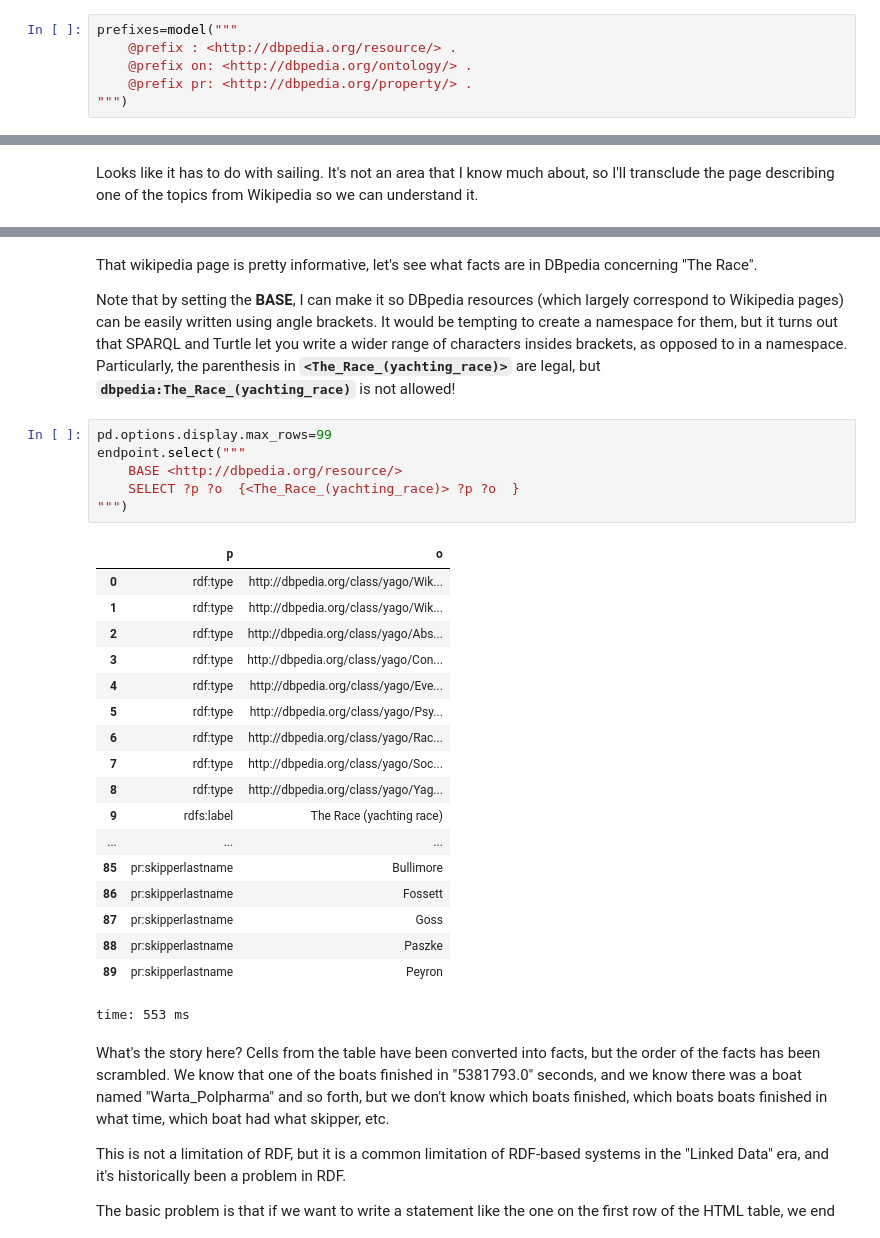
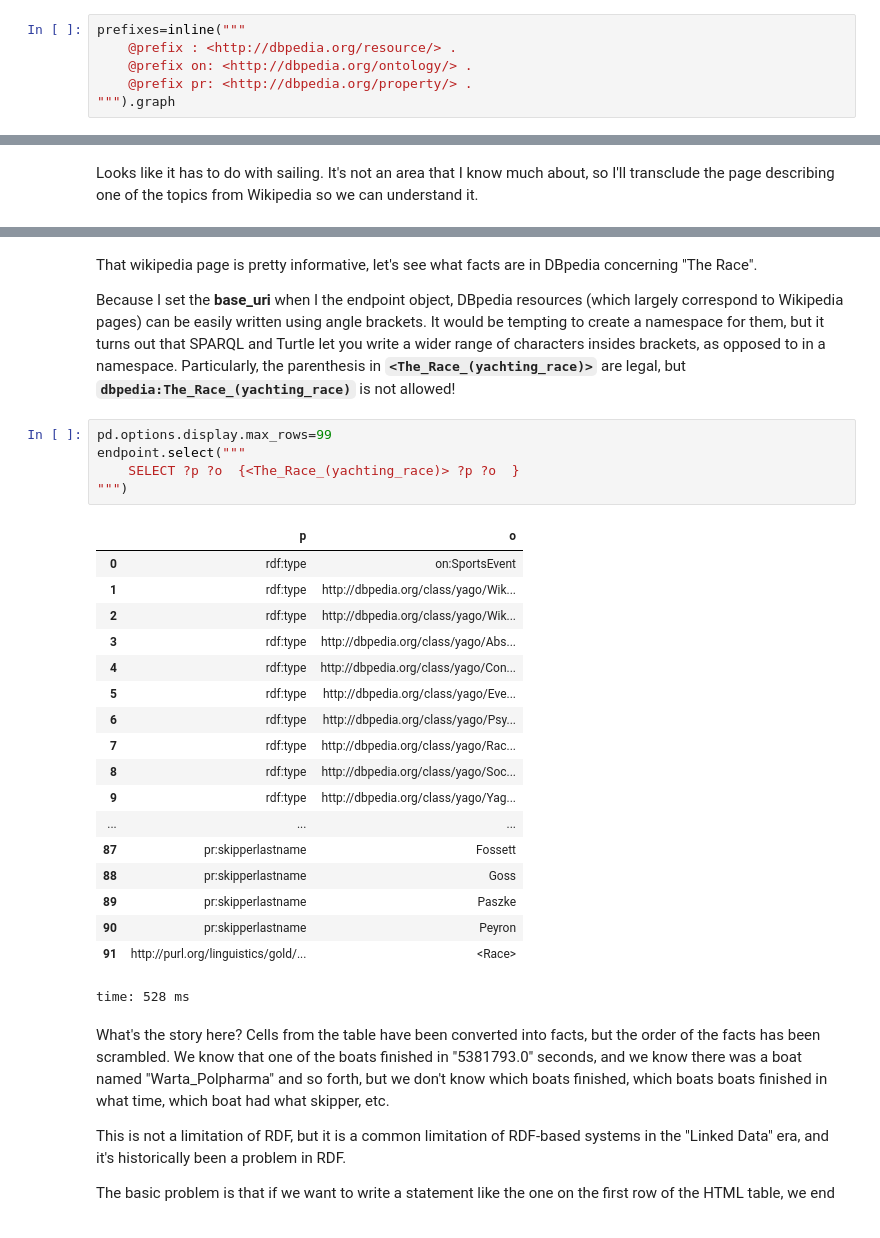
Before and after one commit to paulhoule/gastrodon, a Jupyter notebook: notebooks/remote/Querying DBpedia.ipynb, the cells around one changed output, grey strips where cells are left out. Drawn from its saved outputs; the diff is of its cells as text.

Commit message:
add BASE definition to queries if a base_uri is specified
do not add prefix/base declarations if that particular prefix (or any base) is specified in the query

```diff
--- a/notebooks/remote/Querying DBpedia.ipynb
+++ b/notebooks/remote/Querying DBpedia.ipynb
@@ -29,9 +29,9 @@ pd.options.display.max_colwidth=100
 # %% [markdown]
 First I'll define a few prefixes for namespaces that I want to use.
 # %%
-prefixes=model("""
+prefixes=inline("""
     @prefix : <http://dbpedia.org/resource/> .
     @prefix on: <http://dbpedia.org/ontology/> .
     @prefix pr: <http://dbpedia.org/property/> .
-""")
+""").graph
 # %% [output]
@@ -257,32 +257,31 @@ time: 46 ms
 # %% [markdown]
 That wikipedia page is pretty informative,  let's see what facts are in DBpedia concerning "The Race".
 
-Note that by setting the **BASE**,  I can make it so DBpedia resources (which largely correspond to Wikipedia pages) can be easily written using angle brackets.  It would be tempting to create a namespace for them,  but it turns out that SPARQL and Turtle let you write a wider range of characters insides brackets,  as opposed to in a namespace.  Particularly,  the parenthesis in **`<The_Race_(yachting_race)>`** are legal,  but **`dbpedia:The_Race_(yachting_race)`** is not allowed!
+Because I set the **base_uri** when I the endpoint object,  DBpedia resources (which largely correspond to Wikipedia pages) can be easily written using angle brackets.  It would be tempting to create a namespace for them,  but it turns out that SPARQL and Turtle let you write a wider range of characters insides brackets,  as opposed to in a namespace.  Particularly,  the parenthesis in **`<The_Race_(yachting_race)>`** are legal,  but **`dbpedia:The_Race_(yachting_race)`** is not allowed!
 # %%
 pd.options.display.max_rows=99
 endpoint.select("""
-    BASE <http://dbpedia.org/resource/>
     SELECT ?p ?o  {<The_Race_(yachting_race)> ?p ?o  }
 """)
 # %% [output]
 |  | p | o |
-| 0 | rdf:type | http://dbpedia.org/class/yago/Wik... |
+| 0 | rdf:type | on:SportsEvent |
 | 1 | rdf:type | http://dbpedia.org/class/yago/Wik... |
-| 2 | rdf:type | http://dbpedia.org/class/yago/Abs... |
-| 3 | rdf:type | http://dbpedia.org/class/yago/Con... |
-| 4 | rdf:type | http://dbpedia.org/class/yago/Eve... |
-| 5 | rdf:type | http://dbpedia.org/class/yago/Psy... |
-| 6 | rdf:type | http://dbpedia.org/class/yago/Rac... |
-| 7 | rdf:type | http://dbpedia.org/class/yago/Soc... |
-| 8 | rdf:type | http://dbpedia.org/class/yago/Yag... |
-| 9 | rdfs:label | The Race (yachting race) |
+| 2 | rdf:type | http://dbpedia.org/class/yago/Wik... |
+| 3 | rdf:type | http://dbpedia.org/class/yago/Abs... |
+| 4 | rdf:type | http://dbpedia.org/class/yago/Con... |
+| 5 | rdf:type | http://dbpedia.org/class/yago/Eve... |
+| 6 | rdf:type | http://dbpedia.org/class/yago/Psy... |
+| 7 | rdf:type | http://dbpedia.org/class/yago/Rac... |
+| 8 | rdf:type | http://dbpedia.org/class/yago/Soc... |
+| 9 | rdf:type | http://dbpedia.org/class/yago/Yag... |
 | ... | ... | ... |
-| 85 | pr:skipperlastname | Bullimore |
-| 86 | pr:skipperlastname | Fossett |
-| 87 | pr:skipperlastname | Goss |
-| 88 | pr:skipperlastname | Paszke |
-| 89 | pr:skipperlastname | Peyron |
+| 87 | pr:skipperlastname | Fossett |
+| 88 | pr:skipperlastname | Goss |
+| 89 | pr:skipperlastname | Paszke |
+| 90 | pr:skipperlastname | Peyron |
+| 91 | http://purl.org/linguistics/gold/... | <Race> |
-time: 553 ms
+time: 528 ms
 # %% [markdown]
 What's the story here?  Cells from the table have been converted into facts,  but the order of the facts has been scrambled.  We know that one of the boats finished in "5381793.0" seconds,  and we know there was a boat named "Warta_Polpharma" and so forth,  but we don't know which boats finished,  which boats boats finished in what time,  which boat had what skipper,  etc.
 
```
Also changed, not shown: parts of 39 cells of this notebook, 3 other files.
